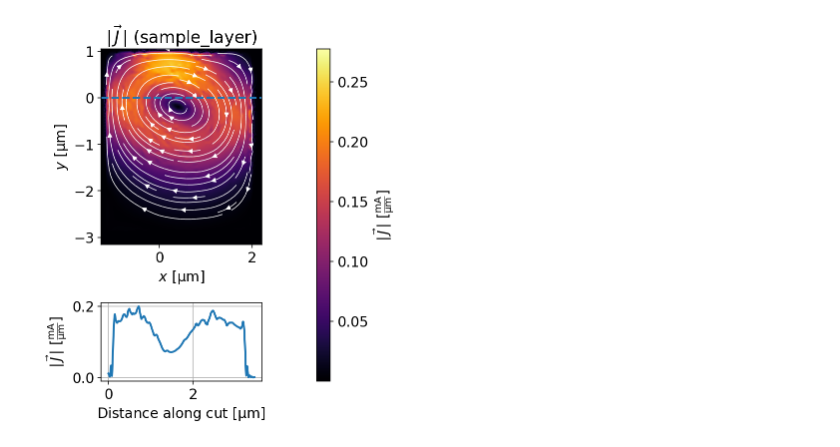
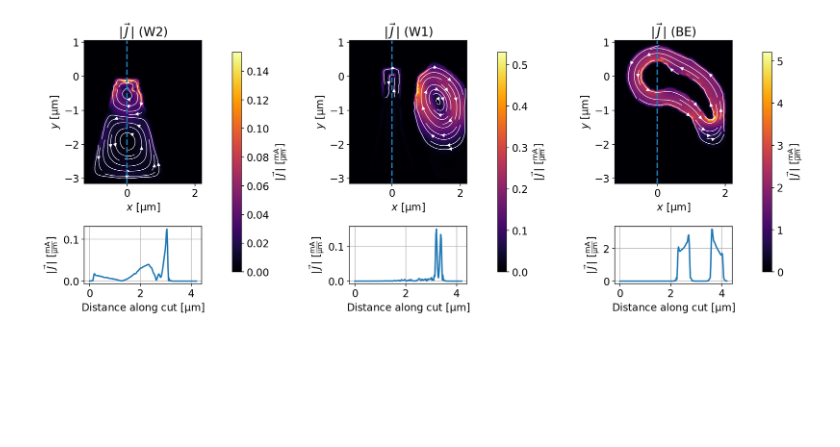
Before and after one commit to loganbvh/superscreen-projects, a Jupyter notebook: ibm_100nm/mutual-inductance.ipynb, the cells around one changed output. Saved outputs shown, nothing was run; the diff lists cells and outputs as text; code cells hidden in the pictures; blank space fills up the shorter version.

```diff
--- a/ibm_100nm/mutual-inductance.ipynb
+++ b/ibm_100nm/mutual-inductance.ipynb
@@ -36,7 +36,7 @@ Device(
     length_units="um",
 )
 # %%
-device = make_layout_small_susc()
+device = small_susc()
 device.layers["BE"].london_lambda = 1
 
 # layers = device.layers
@@ -52,6 +52,6 @@ device.layers["BE"].london_lambda = 1
 # device.layers = layers
 # device.films = films
 
-device.make_mesh(min_triangles=8000, optimesh_steps=200)
+device.make_mesh(min_triangles=10000, optimesh_steps=200)
 # %% [output]
 INFO:superscreen.device:Generating mesh...
@@ -180,13 +180,10 @@ Calculated FC - PL mutual inductance:
 # %%
-for solution in solutions[-3:]:
+for solution in solutions[-1:]:
     fig, axes = sc.plot_fields(
         solution,
         grid_shape=500,
-        layers=["W1", "W2", "sample_layer"],
-        figsize=(13,4),
-        vmin=0, vmax=1,
-#         symmetric_color_scale=True,
-        cmap="cividis",
+        figsize=(15,5),
+        auto_range_cutoff=0.1,
     )
     for ax in axes:
         device.plot_polygons(ax=ax, legend=False, color='w', lw=1, alpha=0.5)
@@ -197,17 +192,14 @@ for solution in solutions[-3:]:
 # %%
 for solution in solutions[-1:]:
     fig, axes = sc.plot_currents(
         solution,
-        grid_shape=(500,500),
-        layers=["sample_layer"],
-        max_cols=4,
-        figsize=(6,6),
+        figsize=(15,6),
         streamplot=True,
         units="mA/um",
-        cross_section_ys=0,
+        cross_section_xs=0,
         cross_section_angle=0,
     )
     for ax in axes:
         device.plot_polygons(ax=ax, legend=False, color='w', lw=1, alpha=0)
 # %% [output]
-[figure, old version]
+[figure, new version]
```
Also changed, not shown: parts of 12 cells of this notebook, 3 other files.
